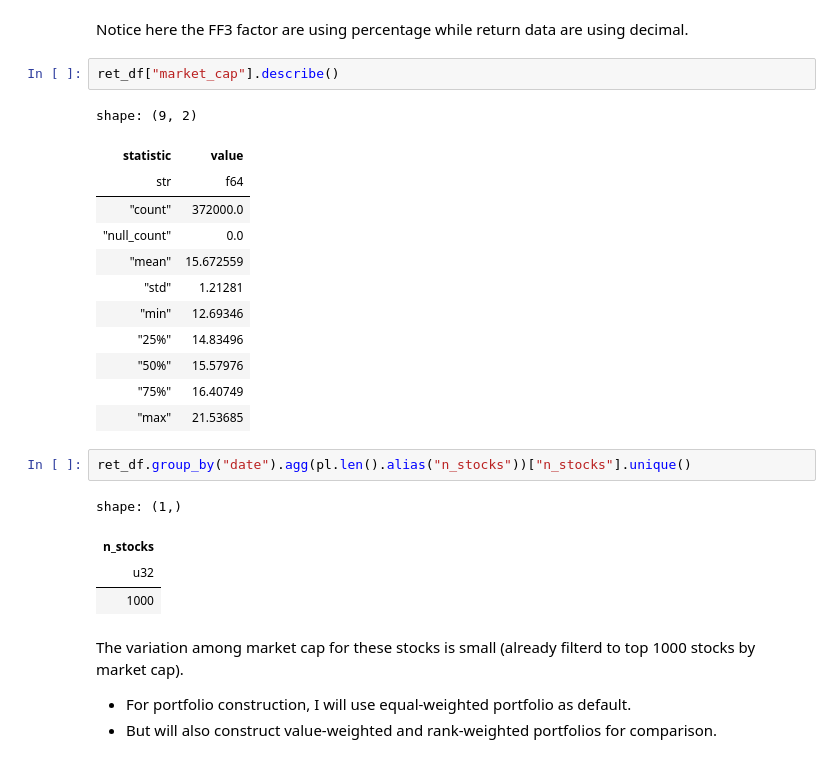
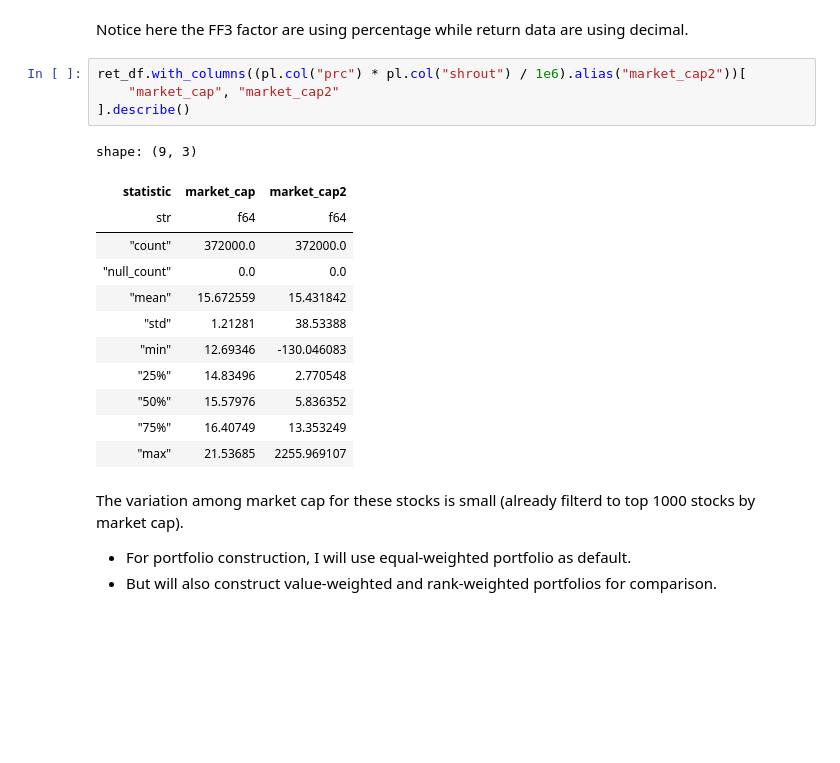
Before and after one commit to shujing-H/2026_behavioral_finance_hw, a Jupyter notebook: hw1/code/hw1.ipynb, the cells around one changed output. Cells and saved outputs as stored; diff of their text form; blank space fills up the shorter version.

```diff
--- a/hw1/code/hw1.ipynb
+++ b/hw1/code/hw1.ipynb
@@ -35,27 +35,22 @@ shape: (2, 5)
 # %% [markdown]
 Notice here the FF3 factor are using percentage while return data are using decimal.
 # %%
-ret_df["market_cap"].describe()
+ret_df.with_columns((pl.col("prc") * pl.col("shrout") / 1e6).alias("market_cap2"))[
+    "market_cap", "market_cap2"
+].describe()
 # %% [output]
-shape: (9, 2)
+shape: (9, 3)
-| statistic | value |
-| str | f64 |
-| "count" | 372000.0 |
-| "null_count" | 0.0 |
-| "mean" | 15.672559 |
-| "std" | 1.21281 |
-| "min" | 12.69346 |
-| "25%" | 14.83496 |
-| "50%" | 15.57976 |
-| "75%" | 16.40749 |
-| "max" | 21.53685 |
+| statistic | market_cap | market_cap2 |
+| str | f64 | f64 |
+| "count" | 372000.0 | 372000.0 |
+| "null_count" | 0.0 | 0.0 |
+| "mean" | 15.672559 | 15.431842 |
+| "std" | 1.21281 | 38.53388 |
+| "min" | 12.69346 | -130.046083 |
+| "25%" | 14.83496 | 2.770548 |
+| "50%" | 15.57976 | 5.836352 |
+| "75%" | 16.40749 | 13.353249 |
+| "max" | 21.53685 | 2255.969107 |
-# %%
-ret_df.group_by("date").agg(pl.len().alias("n_stocks"))["n_stocks"].unique()
-# %% [output]
-shape: (1,)
-| n_stocks |
-| u32 |
-| 1000 |
 # %% [markdown]
 The variation among market cap for these stocks is small (already filterd to top 1000 stocks by market cap).
 - For portfolio construction, I will use equal-weighted portfolio as default.
```
Also changed, not shown: parts of 14 cells of this notebook.
